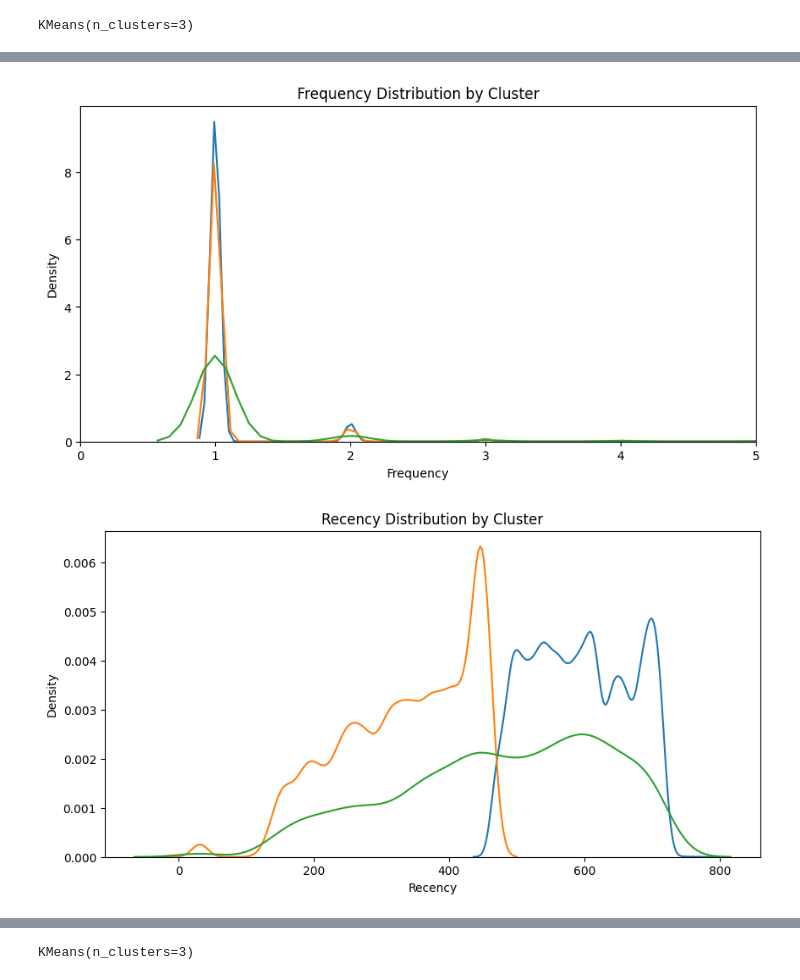
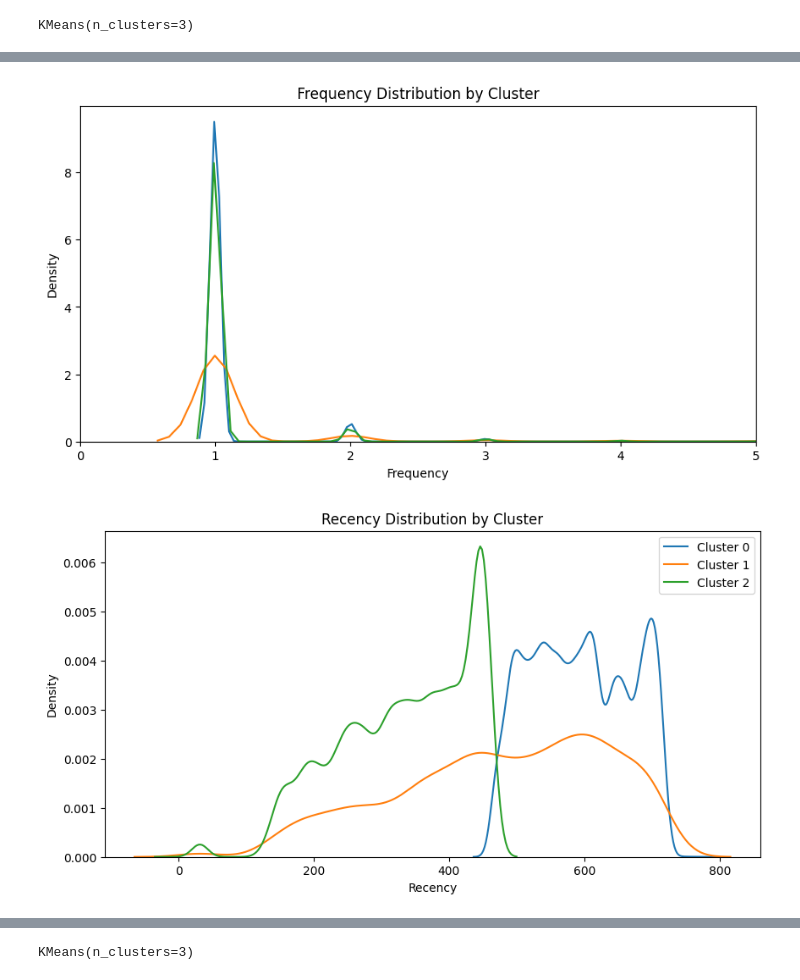
Before and after one commit to ThomasMeb/Projet_4, a Jupyter notebook: Mebarki_Thomas_notebook_essais_022023.ipynb, the cells around one changed output, grey strips where cells are left out. Drawn from its saved outputs; the diff is of its cells as text; code cells hidden in the pictures.

```diff
--- a/Mebarki_Thomas_notebook_essais_022023.ipynb
+++ b/Mebarki_Thomas_notebook_essais_022023.ipynb
@@ -37,7 +37,7 @@ data.set_index('customer_unique_id', inplace=True)
 intertia_list = [ ]
 
 # Notre liste de nombres de clusters :
-k_list = range(1, 5)
+k_list = range(1, 20)
 
 # Pour chaque nombre de clusters :
 for k in k_list :
@@ -215,19 +215,20 @@ plt.ylabel('Density')
 plt.xlim(0,5)
 plt.show()
 # %% [output]
-[figure, old version]
+[figure, new version]
 # %%
 # Plot the distribution of recency for each cluster
 plt.figure(figsize=(10,5))
 sns.kdeplot(data_cluster_0['recency'], label='Cluster 0', legend=True)
 sns.kdeplot(data_cluster_1['recency'], label='Cluster 1', legend=True)
 sns.kdeplot(data_cluster_2['recency'], label='Cluster 2', legend=True)
 plt.title('Recency Distribution by Cluster')
 plt.xlabel('Recency')
 plt.ylabel('Density')
+plt.legend()
 plt.show()
 # %% [output]
-[figure, old version]
+[figure, new version]
 # %%
 # Plot the distribution of amount spent under 3000 for each cluster
 plt.figure(figsize=(10,5))
```
Also changed, not shown: parts of 16 cells of this notebook, 2 other files.
